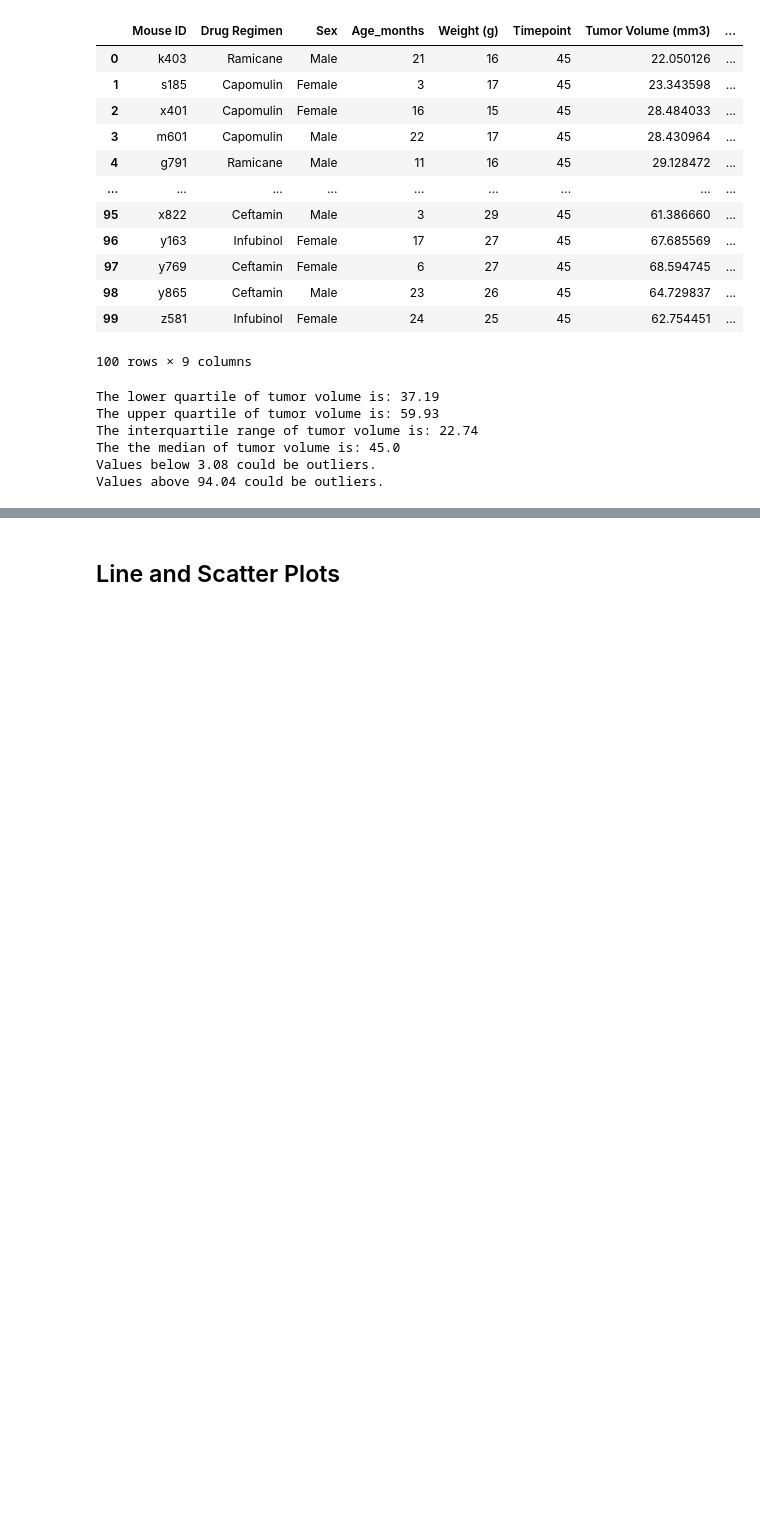
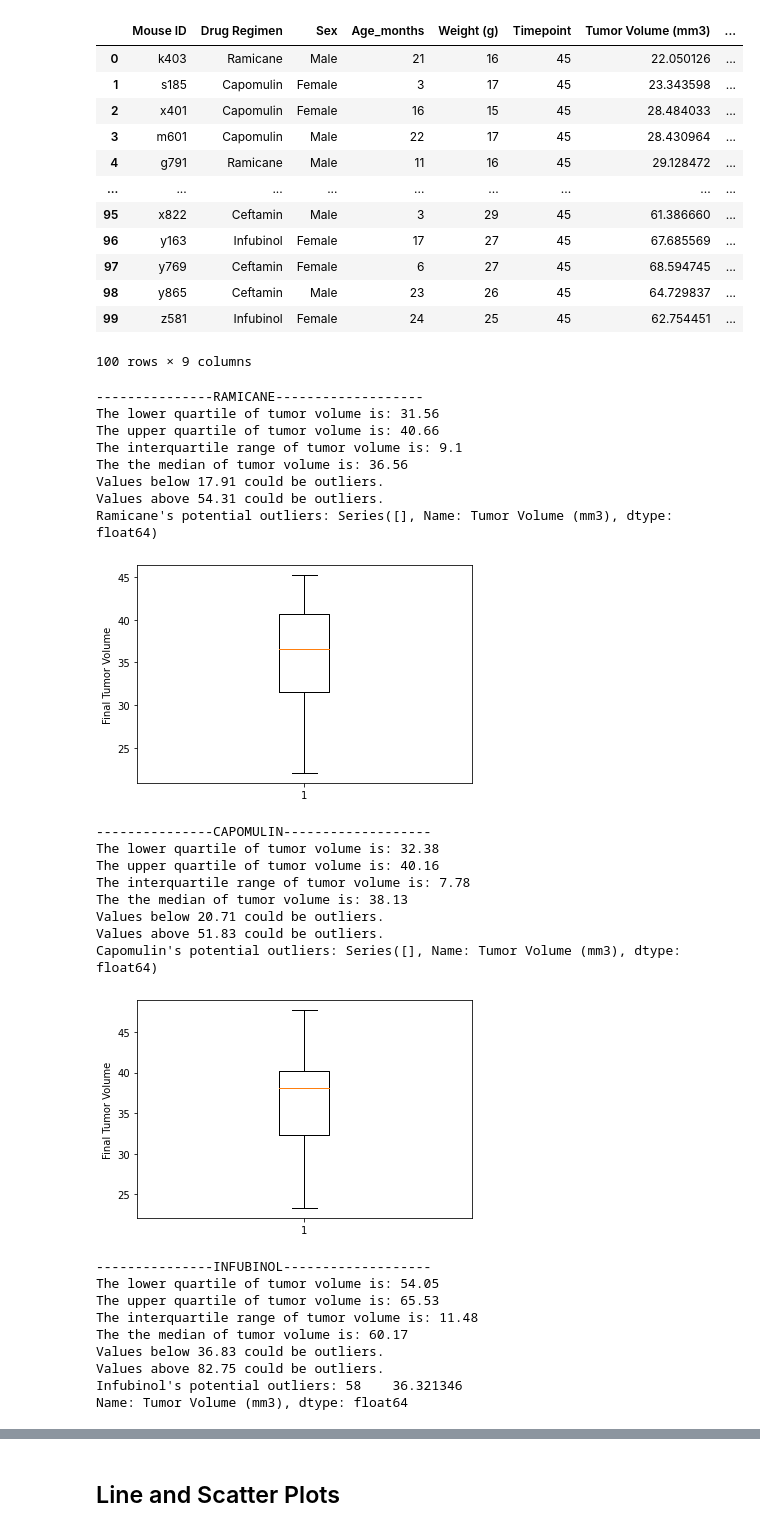
Before and after one commit to hiu-lai/matplotlib-challenge, a Jupyter notebook: Pymaceuticals/pymaceuticals.ipynb, the cells around one changed output, grey strips where cells are left out. Drawn from its saved outputs; the diff is of its cells as text; code cells hidden in the pictures; blank space fills up the shorter version.

```diff
--- a/Pymaceuticals/pymaceuticals.ipynb
+++ b/Pymaceuticals/pymaceuticals.ipynb
@@ -223,39 +223,69 @@ new_df
 # %%
 # Put treatments into a list for for loop (and later for plot labels)
 treatment_list = new_df[['Mouse ID', 'Drug Regimen', 'Tumor Volume (mm3)']]
 
 labels = [i for i in treatment_list['Drug Regimen'].unique()]
 
 # Create empty list to fill with tumor vol data (for plotting)
-tumor_vol = treatment_list['Tumor Volume (mm3)']
+tumor_vol_list = []
 
 # Calculate the IQR and quantitatively determine if there are any potential outliers.
-quartiles = tumor_vol.quantile([.25,.5,.75])
 
-    # Locate the rows which contain mice on each drug and get the tumor volumes
-
-
+#     Locate the rows which contain mice on each drug and get the tumor volumes
+for drug in labels:
+    final_tumor_vol = treatment_list.loc[(treatment_list["Drug Regimen"] == drug), 'Tumor Volume (mm3)']
+    tumor_vol_list.append(final_tumor_vol)
     # add subset
 
+    # Determine outltumor_vol_listiers using upper and lower bounds
+    quartiles = final_tumor_vol.quantile([0.25,0.5,0.75])
+    lowerq = np.round(quartiles[0.25], 2)
+    lowerq = np.round(quartiles[0.25], 2)
+    upperq = np.round(quartiles[0.75], 2)
+    iqr = np.round((upperq-lowerq), 2)
+    print(f"---------------{drug.upper()}-------------------")
+    print(f"The lower quartile of tumor volume is: {lowerq}")
+    print(f"The upper quartile of tumor volume is: {upperq}")
+    print(f"The interquartile range of tumor volume is: {iqr}")
+    print(f"The the median of tumor volume is: {np.round(quartiles[0.5], 2)} ")
 
-    # Determine outliers using upper and lower bounds
-lowerq = np.round(quartiles[0.25], 2)
-upperq = np.round(quartiles[0.75], 2)
-iqr = np.round((upperq-lowerq), 2)
+    lower_bound = lowerq - (1.5*iqr)
+    upper_bound = upperq + (1.5*iqr)
+    print(f"Values below {np.round(lower_bound, 2)} could be outliers.")
+    print(f"Values above {np.round(upper_bound, 2)} could be outliers.")
+    outliers = final_tumor_vol.loc[(final_tumor_vol < lower_bound)]
+    print(f"{drug}'s potential outliers: {outliers}")
+    fig1, ax1 = plt.subplots()
 
-print(f"The lower quartile of tumor volume is: {lowerq}")
-print(f"The upper quartile of tumor volume is: {upperq}")
-print(f"The interquartile range of tumor volume is: {iqr}")
-print(f"The the median of tumor volume is: {quartiles[0.5]} ")
-
-lower_bound = np.round(lowerq - (1.5*iqr), 2)
-upper_bound = np.round(upperq + (1.5*iqr), 2)
-print(f"Values below {lower_bound} could be outliers.")
-print(f"Values above {upper_bound} could be outliers.")
+    ax1.set_ylabel("Final Tumor Volume")
+    ax1.boxplot(final_tumor_vol)
+    plt.show()
+    print("              ")
 # %% [output]
-The lower quartile of tumor volume is: 37.19
-The upper quartile of tumor volume is: 59.93
-The interquartile range of tumor volume is: 22.74
-The the median of tumor volume is: 45.0
-Values below 3.08 could be outliers.
-Values above 94.04 could be outliers.
+---------------RAMICANE-------------------
+The lower quartile of tumor volume is: 31.56
+The upper quartile of tumor volume is: 40.66
+The interquartile range of tumor volume is: 9.1
+The the median of tumor volume is: 36.56
+Values below 17.91 could be outliers.
+Values above 54.31 could be outliers.
+Ramicane's potential outliers: Series([], Name: Tumor Volume (mm3), dtype: float64)
+[figure, added]
+---------------CAPOMULIN-------------------
+The lower quartile of tumor volume is: 32.38
+The upper quartile of tumor volume is: 40.16
+The interquartile range of tumor volume is: 7.78
+The the median of tumor volume is: 38.13
+Values below 20.71 could be outliers.
+Values above 51.83 could be outliers.
+Capomulin's potential outliers: Series([], Name: Tumor Volume (mm3), dtype: float64)
+[figure, added]
+---------------INFUBINOL-------------------
+The lower quartile of tumor volume is: 54.05
+The upper quartile of tumor volume is: 65.53
+The interquartile range of tumor volume is: 11.48
+The the median of tumor volume is: 60.17
+Values below 36.83 could be outliers.
+Values above 82.75 could be outliers.
+Infubinol's potential outliers: 58    36.321346
+Name: Tumor Volume (mm3), dtype: float64
```
Also changed, not shown: parts of 2 cells of this notebook.
